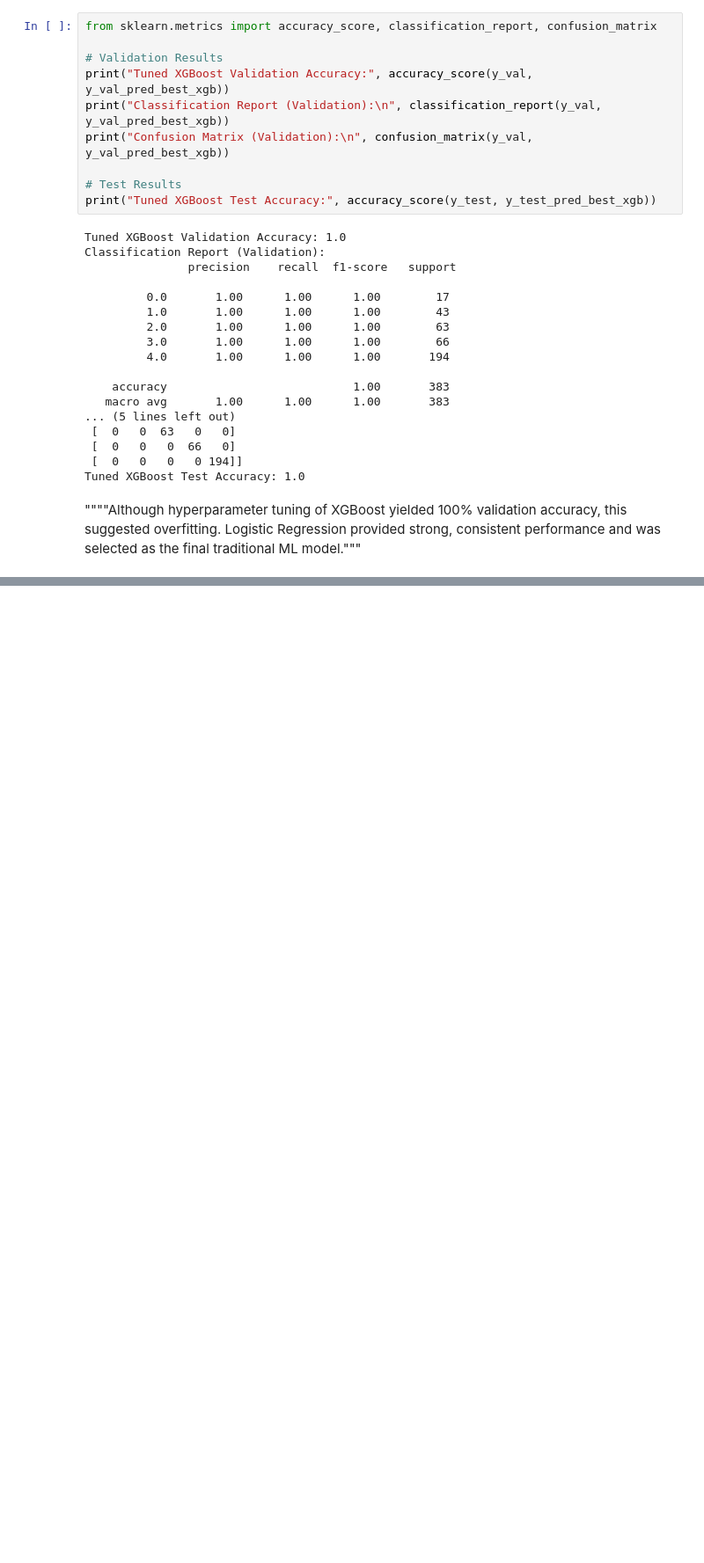
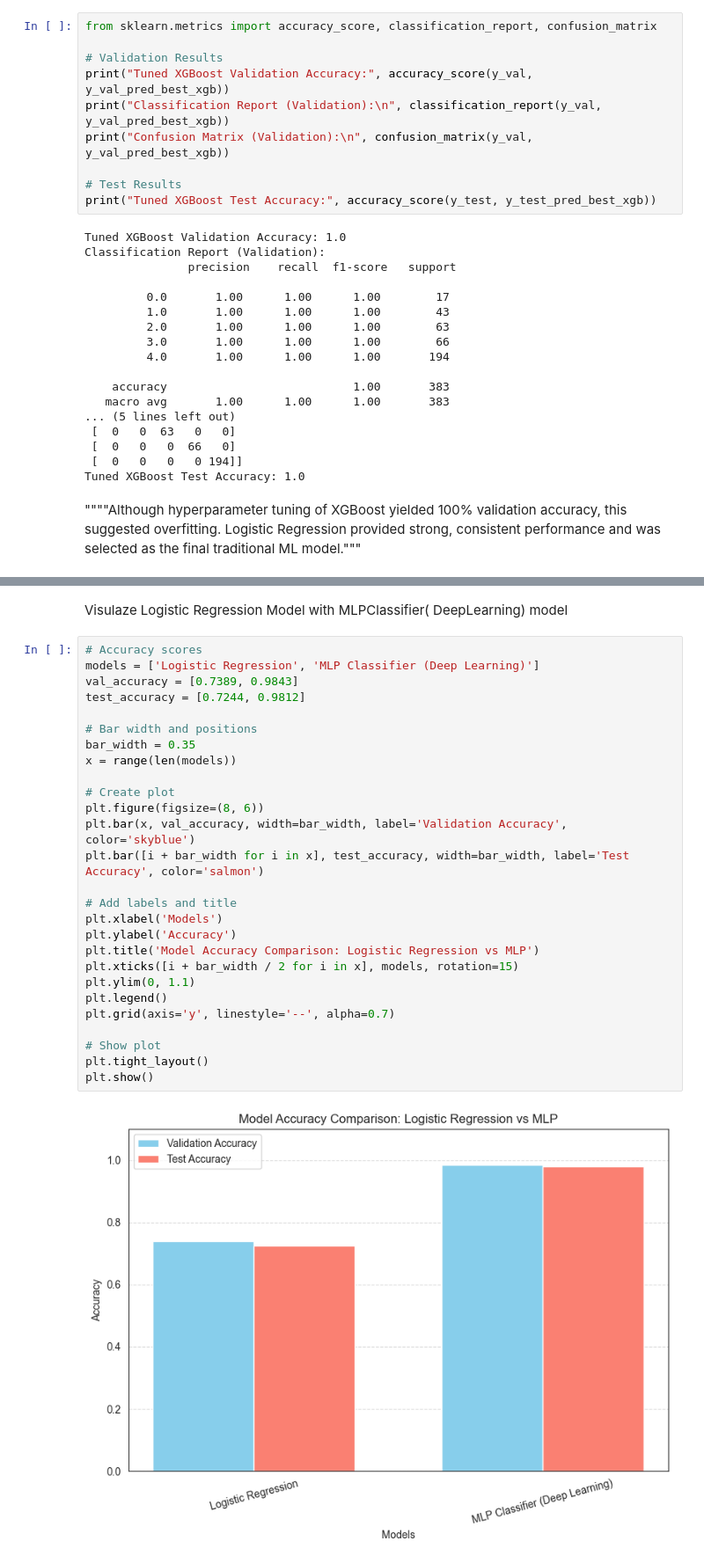
Before and after one commit to soulgoesflying/MLG382-Guided-Project, a Jupyter notebook: StudentPerformance.ipynb, the cells around one changed output, grey strips where cells are left out. Shown at 88% size. Cells and saved outputs as stored; diff of their text form; blank space fills up the shorter version.

Commit message:
Final Prediction Model

```diff
--- a/StudentPerformance.ipynb
+++ b/StudentPerformance.ipynb
@@ -824,0 +914,31 @@ Tuned XGBoost Test Accuracy: 1.0
+# %% [markdown]
+Visulaze Logistic  Regression Model with MLPClassifier( DeepLearning) model
+# %%
+# Accuracy scores
+models = ['Logistic Regression', 'MLP Classifier (Deep Learning)']
+val_accuracy = [0.7389, 0.9843]
+test_accuracy = [0.7244, 0.9812]
+
+# Bar width and positions
+bar_width = 0.35
+x = range(len(models))
+
+# Create plot
+plt.figure(figsize=(8, 6))
+plt.bar(x, val_accuracy, width=bar_width, label='Validation Accuracy', color='skyblue')
+plt.bar([i + bar_width for i in x], test_accuracy, width=bar_width, label='Test Accuracy', color='salmon')
+
+# Add labels and title
+plt.xlabel('Models')
+plt.ylabel('Accuracy')
+plt.title('Model Accuracy Comparison: Logistic Regression vs MLP')
+plt.xticks([i + bar_width / 2 for i in x], models, rotation=15)
+plt.ylim(0, 1.1)
+plt.legend()
+plt.grid(axis='y', linestyle='--', alpha=0.7)
+
+# Show plot
+plt.tight_layout()
+plt.show()
+# %% [output]
+[figure, added]
```
Also changed, not shown: parts of 21 cells of this notebook, 5 other files.
